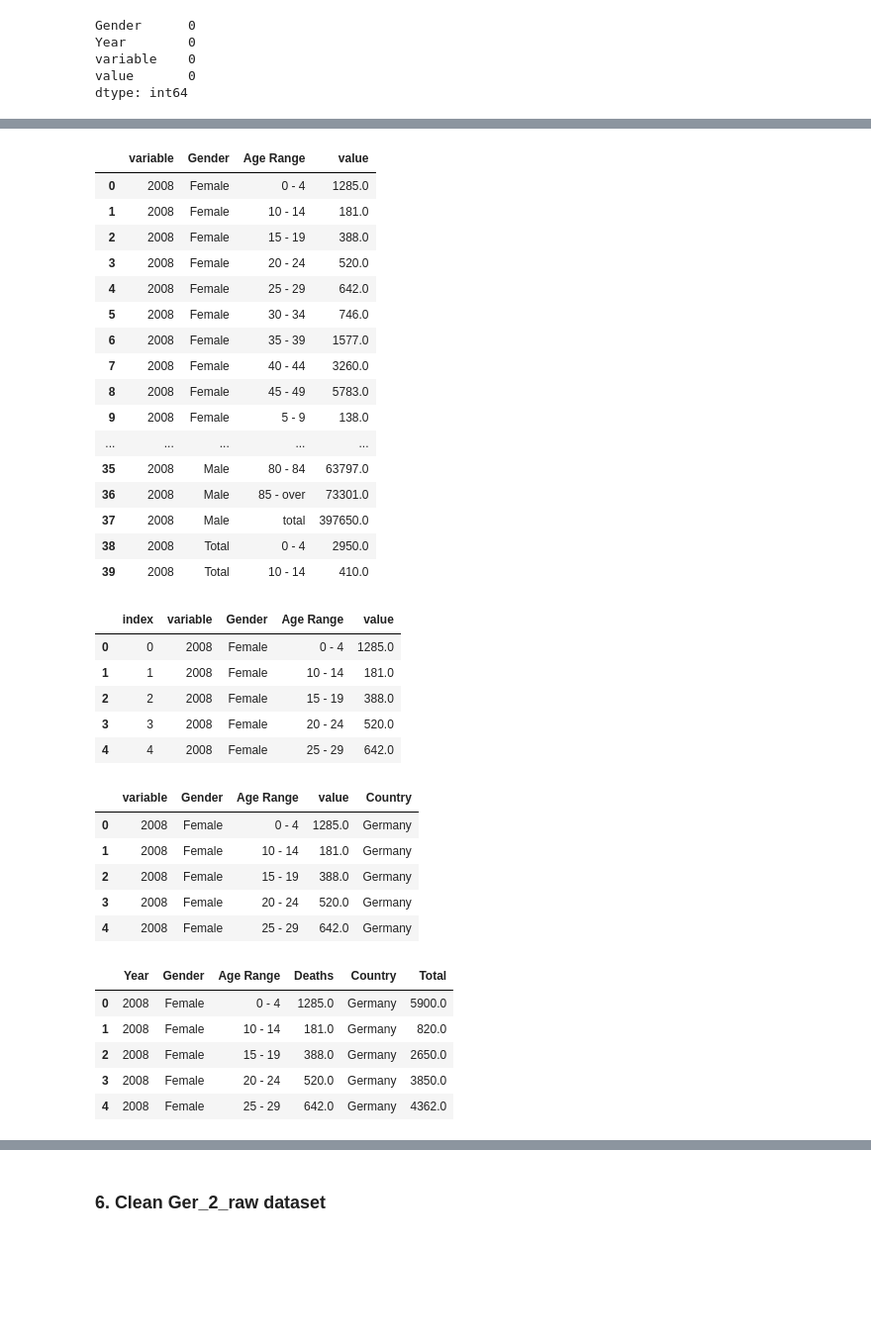
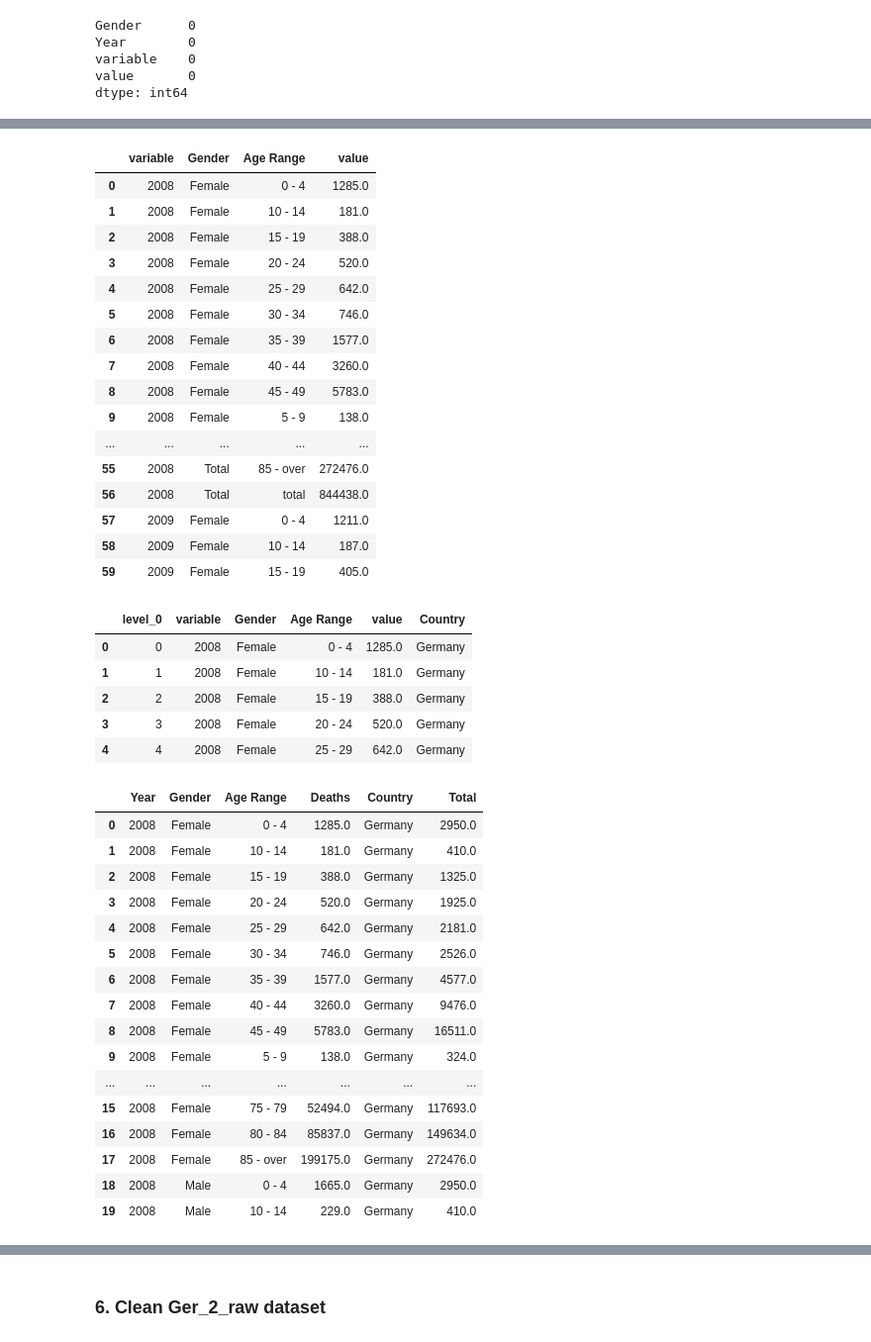
Before and after one commit to emmanguyen102/Master-s-thesis-, a Jupyter notebook: Data Preprocessing/Data-cleaning.ipynb, the cells around one changed output, grey strips where cells are left out. Shown: that part at 99% size. Cells and saved outputs as stored; diff of their text form; code cells hidden in the pictures; blank space fills up the shorter version.

```diff
--- a/Data Preprocessing/Data-cleaning.ipynb
+++ b/Data Preprocessing/Data-cleaning.ipynb
@@ -505,6 +520,6 @@ KeyError: "['Year'] not found in axis"
 # %%
 ger = ger.groupby(["variable", "Gender", "Age Range"]).sum("value").reset_index()
-ger.head(40)
+ger.head(60)
 # %% [output]
 |  | variable | Gender | Age Range | value |
 | 0 | 2008 | Female | 0 - 4 | 1285.0 |
@@ -518,44 +533,50 @@ ger.head(40)
 | 8 | 2008 | Female | 45 - 49 | 5783.0 |
 | 9 | 2008 | Female | 5 - 9 | 138.0 |
 | ... | ... | ... | ... | ... |
-| 35 | 2008 | Male | 80 - 84 | 63797.0 |
-| 36 | 2008 | Male | 85 - over | 73301.0 |
-| 37 | 2008 | Male | total | 397650.0 |
-| 38 | 2008 | Total | 0 - 4 | 2950.0 |
-| 39 | 2008 | Total | 10 - 14 | 410.0 |
+| 55 | 2008 | Total | 85 - over | 272476.0 |
+| 56 | 2008 | Total | total | 844438.0 |
+| 57 | 2009 | Female | 0 - 4 | 1211.0 |
+| 58 | 2009 | Female | 10 - 14 | 187.0 |
+| 59 | 2009 | Female | 15 - 19 | 405.0 |
 # %%
 ger = ger.loc[ger['Age Range'] != "total"].reset_index()
-ger.head()
+ger = ger.loc[ger['Gender'] != "Total"].reset_index()
-# %% [output]
-|  | index | variable | Gender | Age Range | value |
-| 0 | 0 | 2008 | Female | 0 - 4 | 1285.0 |
-| 1 | 1 | 2008 | Female | 10 - 14 | 181.0 |
-| 2 | 2 | 2008 | Female | 15 - 19 | 388.0 |
-| 3 | 3 | 2008 | Female | 20 - 24 | 520.0 |
-| 4 | 4 | 2008 | Female | 25 - 29 | 642.0 |
 # %%
 ger = ger.drop('index', axis=1)
 # %%
 ger["Country"] = "Germany"
 ger.head()
 # %% [output]
-|  | variable | Gender | Age Range | value | Country |
-| 0 | 2008 | Female | 0 - 4 | 1285.0 | Germany |
-| 1 | 2008 | Female | 10 - 14 | 181.0 | Germany |
-| 2 | 2008 | Female | 15 - 19 | 388.0 | Germany |
-| 3 | 2008 | Female | 20 - 24 | 520.0 | Germany |
-| 4 | 2008 | Female | 25 - 29 | 642.0 | Germany |
+|  | level_0 | variable | Gender | Age Range | value | Country |
+| 0 | 0 | 2008 | Female | 0 - 4 | 1285.0 | Germany |
+| 1 | 1 | 2008 | Female | 10 - 14 | 181.0 | Germany |
+| 2 | 2 | 2008 | Female | 15 - 19 | 388.0 | Germany |
+| 3 | 3 | 2008 | Female | 20 - 24 | 520.0 | Germany |
+| 4 | 4 | 2008 | Female | 25 - 29 | 642.0 | Germany |
+# %%
+ger = ger.drop('level_0', axis=1)
 # %%
 ger.columns = ["Year", "Gender", "Age Range", "Deaths", "Country"]
 # %%
 ger['Total'] = ger.groupby(["Year", "Age Range"], sort=False)['Deaths'].transform('sum')
-ger.head()
+ger.head(20)
 # %% [output]
 |  | Year | Gender | Age Range | Deaths | Country | Total |
-| 0 | 2008 | Female | 0 - 4 | 1285.0 | Germany | 5900.0 |
-| 1 | 2008 | Female | 10 - 14 | 181.0 | Germany | 820.0 |
-| 2 | 2008 | Female | 15 - 19 | 388.0 | Germany | 2650.0 |
-| 3 | 2008 | Female | 20 - 24 | 520.0 | Germany | 3850.0 |
-| 4 | 2008 | Female | 25 - 29 | 642.0 | Germany | 4362.0 |
+| 0 | 2008 | Female | 0 - 4 | 1285.0 | Germany | 2950.0 |
+| 1 | 2008 | Female | 10 - 14 | 181.0 | Germany | 410.0 |
+| 2 | 2008 | Female | 15 - 19 | 388.0 | Germany | 1325.0 |
+| 3 | 2008 | Female | 20 - 24 | 520.0 | Germany | 1925.0 |
+| 4 | 2008 | Female | 25 - 29 | 642.0 | Germany | 2181.0 |
+| 5 | 2008 | Female | 30 - 34 | 746.0 | Germany | 2526.0 |
+| 6 | 2008 | Female | 35 - 39 | 1577.0 | Germany | 4577.0 |
+| 7 | 2008 | Female | 40 - 44 | 3260.0 | Germany | 9476.0 |
+| 8 | 2008 | Female | 45 - 49 | 5783.0 | Germany | 16511.0 |
+| 9 | 2008 | Female | 5 - 9 | 138.0 | Germany | 324.0 |
+| ... | ... | ... | ... | ... | ... | ... |
+| 15 | 2008 | Female | 75 - 79 | 52494.0 | Germany | 117693.0 |
+| 16 | 2008 | Female | 80 - 84 | 85837.0 | Germany | 149634.0 |
+| 17 | 2008 | Female | 85 - over | 199175.0 | Germany | 272476.0 |
+| 18 | 2008 | Male | 0 - 4 | 1665.0 | Germany | 2950.0 |
+| 19 | 2008 | Male | 10 - 14 | 229.0 | Germany | 410.0 |
 # %%
 ger = ger[["Year", "Gender", "Age Range", "Deaths", "Country", "Total"]]
```
Also changed, not shown: parts of 7 cells of this notebook, 12 other files.
